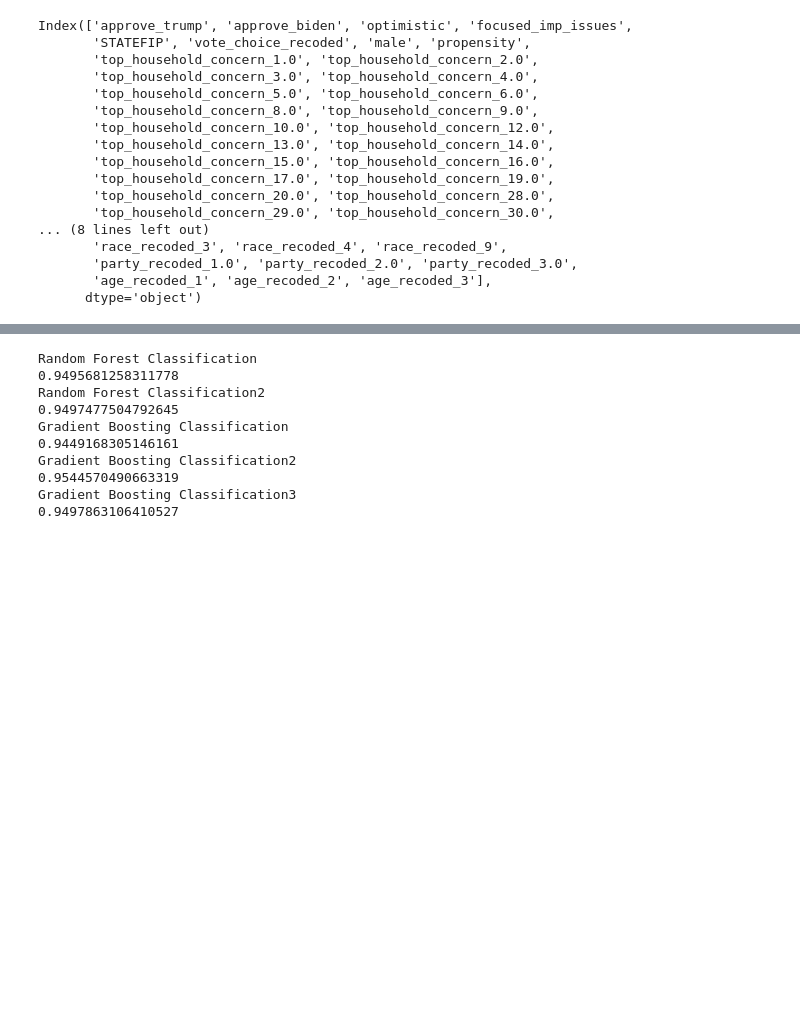
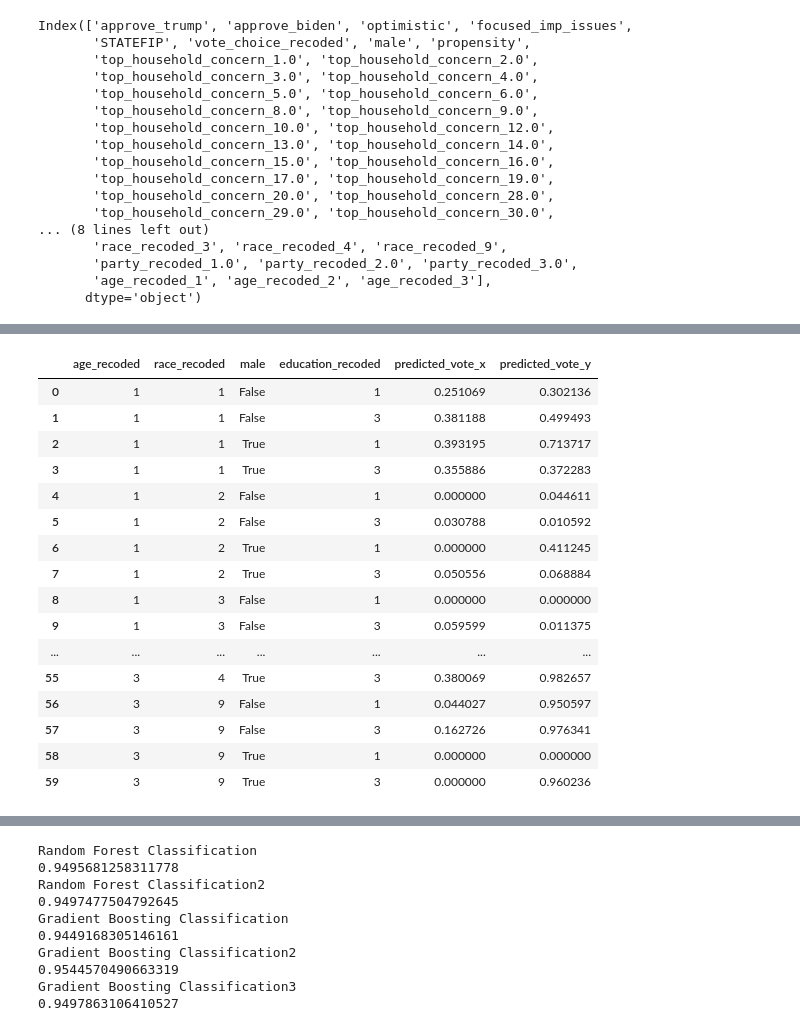
Before and after one commit to pmench/mrp-team, a Jupyter notebook: src/bella_ML.ipynb, the cells around one changed output, grey strips where cells are left out. Drawn from its saved outputs; the diff is of its cells as text; code cells hidden in the pictures; blank space fills up the shorter version.

```diff
--- a/src/bella_ML.ipynb
+++ b/src/bella_ML.ipynb
@@ -1196,5 +1312,25 @@ Gradient Boosting Classification2
 Gradient Boosting Classification3
 0.9552217418922494
+# %%
+merge_mar_june
+# %% [output]
+|  | age_recoded | race_recoded | male | education_recoded | predicted_vote_x | predicted_vote_y |
+| 0 | 1 | 1 | False | 1 | 0.251069 | 0.302136 |
+| 1 | 1 | 1 | False | 3 | 0.381188 | 0.499493 |
+| 2 | 1 | 1 | True | 1 | 0.393195 | 0.713717 |
+| 3 | 1 | 1 | True | 3 | 0.355886 | 0.372283 |
+| 4 | 1 | 2 | False | 1 | 0.000000 | 0.044611 |
+| 5 | 1 | 2 | False | 3 | 0.030788 | 0.010592 |
+| 6 | 1 | 2 | True | 1 | 0.000000 | 0.411245 |
+| 7 | 1 | 2 | True | 3 | 0.050556 | 0.068884 |
+| 8 | 1 | 3 | False | 1 | 0.000000 | 0.000000 |
+| 9 | 1 | 3 | False | 3 | 0.059599 | 0.011375 |
+| ... | ... | ... | ... | ... | ... | ... |
+| 55 | 3 | 4 | True | 3 | 0.380069 | 0.982657 |
+| 56 | 3 | 9 | False | 1 | 0.044027 | 0.950597 |
+| 57 | 3 | 9 | False | 3 | 0.162726 | 0.976341 |
+| 58 | 3 | 9 | True | 1 | 0.000000 | 0.000000 |
+| 59 | 3 | 9 | True | 3 | 0.000000 | 0.960236 |
 # %%
 all_genders = [True, False ]
 all_ages = [1,2, 3]
```
Also changed, not shown: parts of 8 cells of this notebook, 20 other files.
